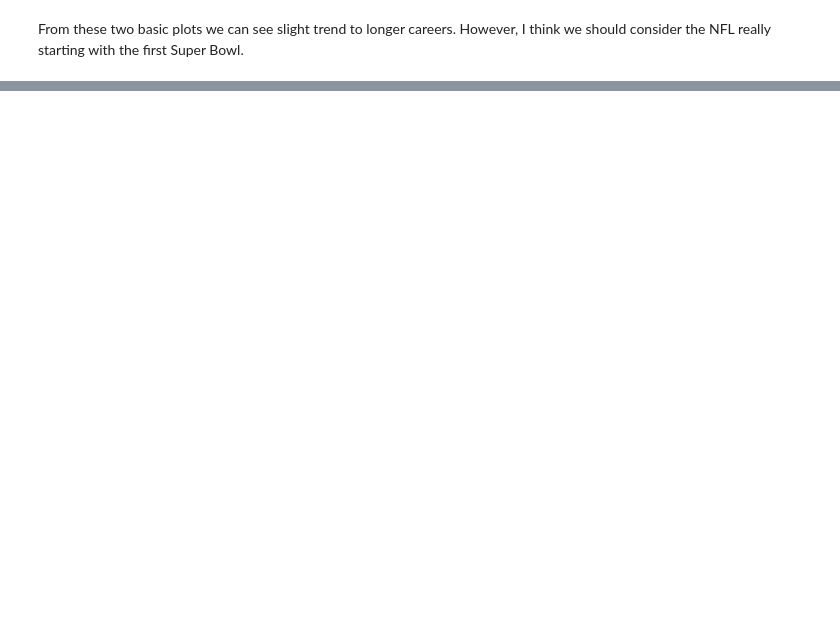
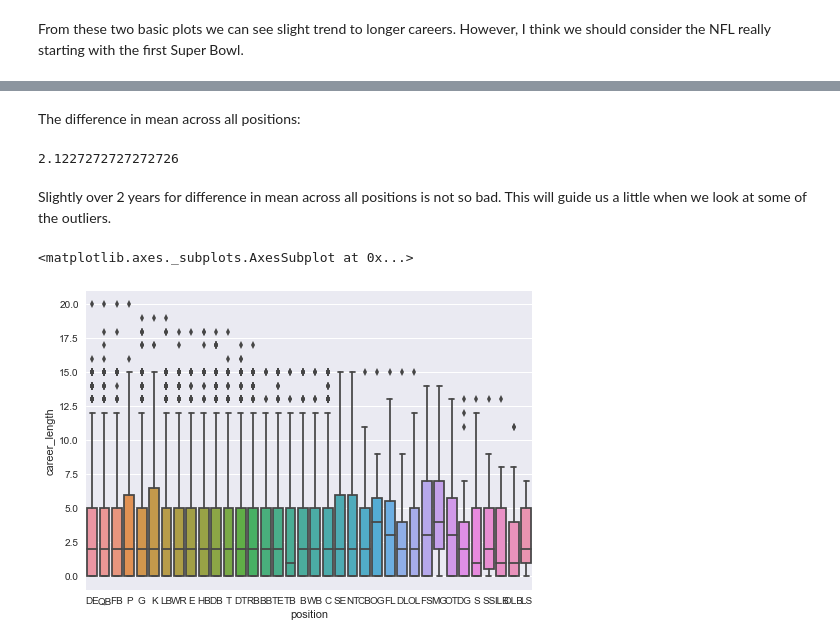
Before and after one commit to bennettjs/springboard, a Jupyter notebook: NFL player EDA.ipynb, the cells around one changed output, grey strips where cells are left out. Saved outputs shown, nothing was run; the diff lists cells and outputs as text; code cells hidden in the pictures; blank space fills up the shorter version.

```diff
--- a/NFL player EDA.ipynb
+++ b/NFL player EDA.ipynb
@@ -123,0 +164,2 @@ hot 1 encoding of dummy variables. melt data
+# %%
+res2.columns = ['career_length', 'useless', 'position'] # 'useless' is the index from the original list of positions.
@@ -123,0 +177,3 @@ hot 1 encoding of dummy variables. melt data
+# %%
+#nebraska = res2[res2['position'] == "Nebraska"]
+res2 = res2.drop(res2.loc[res2['position'] == "Nebraska"].index[0])
@@ -123,0 +189,3 @@ hot 1 encoding of dummy variables. melt data
+# %%
+res2['position'].replace("", np.nan, inplace=True)
+res2[res2['position']==""]
@@ -123,0 +194,2 @@ hot 1 encoding of dummy variables. melt data
+# %%
+res2.dropna(subset=['position'], inplace=True) # Now they're removed
@@ -123,0 +204,15 @@ hot 1 encoding of dummy variables. melt data
+# %% [markdown]
+The difference in mean across all positions:
+# %%
+mean_career_delta = mean_career_length[0] - mean_career_length[-1]
+mean_career_delta
+# %% [output]
+2.1227272727272726
+# %% [markdown]
+Slightly over 2 years for difference in mean across all positions is not so bad. This will guide us a little when we look at some of the outliers.
+# %%
+sns.boxplot(x='position', y='career_length', data=res2.sort_values(by='career_length',ascending=False)) # Graphs all the positions...
+#sns.boxplot(x='position', y='career_length', data=res2[res2['career_length'].mean().sort_values(ascending=False)])
+# %% [output]
+<matplotlib.axes._subplots.AxesSubplot at 0x...>
+[figure, added]
```
Also changed, not shown: parts of 57 cells of this notebook.
